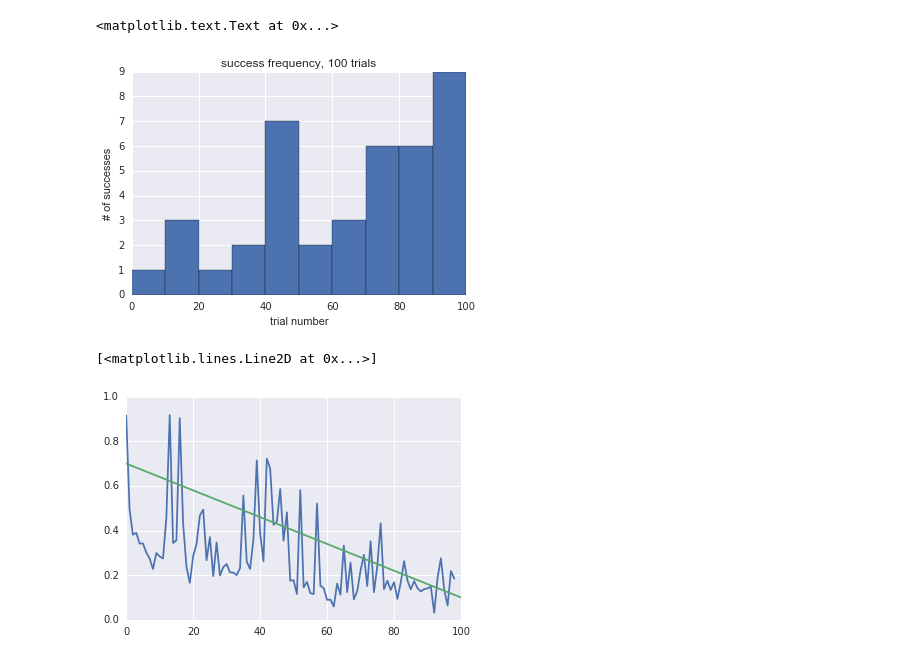
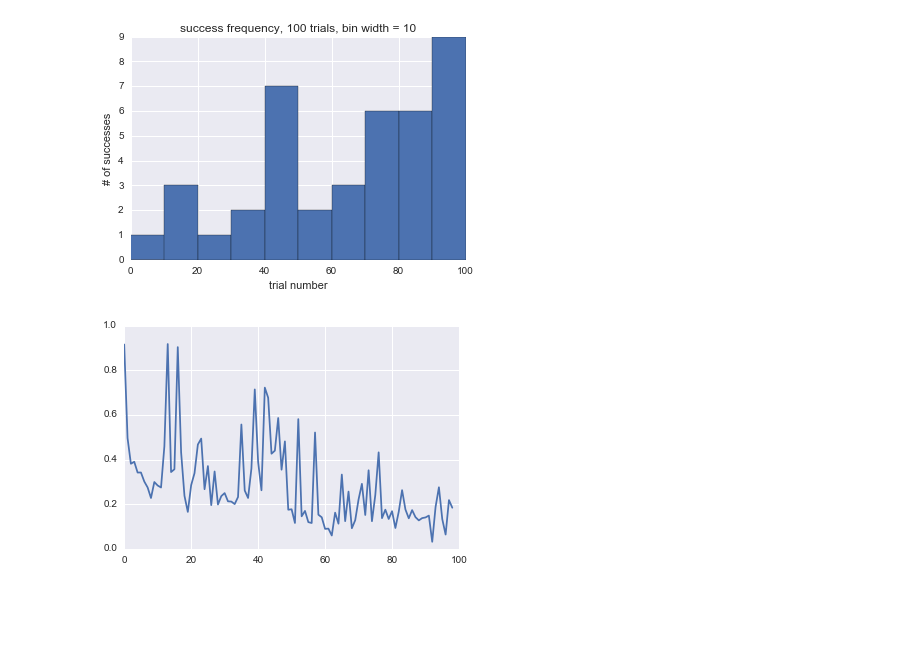
Before and after one commit to sharpround/smartcab, a Jupyter notebook: results.ipynb, the cells around one changed output. Cells and saved outputs as stored; diff of their text form; code cells hidden in the pictures; blank space fills up the shorter version.

```diff
--- a/results.ipynb
+++ b/results.ipynb
@@ -27,17 +7,20 @@ ls *pickle
 # %%
+# 100 trials
 success = pd.read_pickle('success_02.pickle')
 success.hist(bins=range(0, 101, 10))
 plt.xlabel("trial number")
 plt.ylabel("# of successes")
-plt.title("success frequency, 100 trials")
+plt.title("success frequency, 100 trials, bin width = 10")
+
+plt.savefig('success_1000.png', dpi=240)
 # %% [output]
-<matplotlib.text.Text at 0x...>
-[figure, old version]
+[figure, new version]
 # %%
 conv = pd.read_pickle('convergence_02.pickle')
 plt.plot(conv)
 plt.hold(True)
-plt.plot([0.0, 100.0], [0.7, 0.1])
+# plt.plot([0.0, 100.0], [0.7, 0.1])
+
+plt.savefig('convergence_100.png', dpi=240)
 # %% [output]
-[<matplotlib.lines.Line2D at 0x...>]
-[figure, old version]
+[figure, new version]
```
Also changed, not shown: parts of 3 cells of this notebook, 3 other files.
